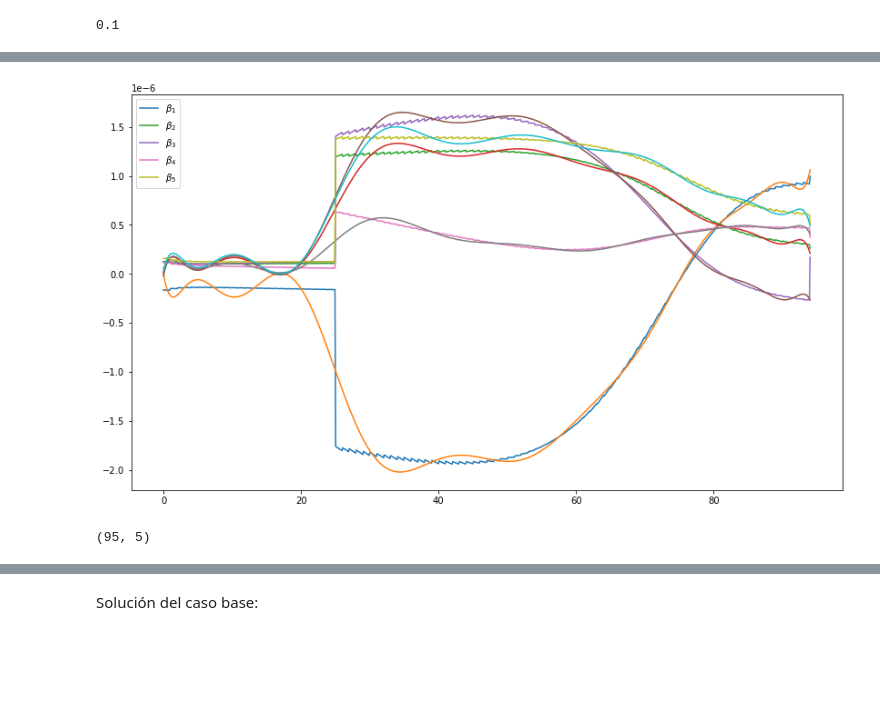
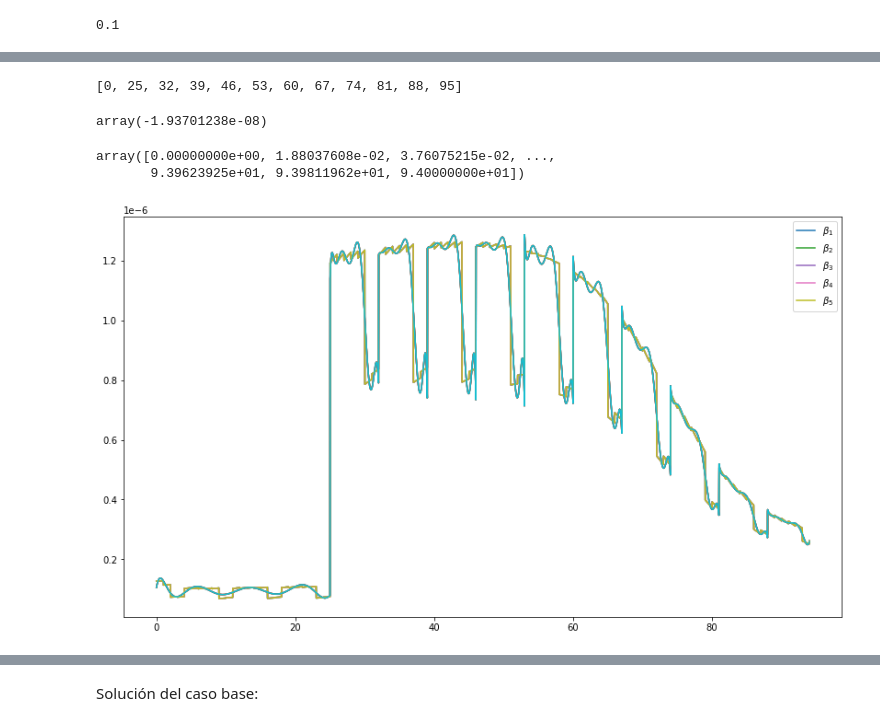
Before and after one commit to edtrelo/COVID19Model, a Jupyter notebook: src/model/EDAregions.ipynb, the cells around one changed output, grey strips where cells are left out. Saved outputs shown, nothing was run; the diff lists cells and outputs as text; code cells hidden in the pictures; blank space fills up the shorter version.

```diff
--- a/src/model/EDAregions.ipynb
+++ b/src/model/EDAregions.ipynb
@@ -320,11 +340,47 @@ for i in range(5):
+# %%
+for i in range(25, 95, 7):
+    limits.append(i)
+# %%
+limits.append(95)
+# %%
+limits
+# %% [output]
+[0, 25, 32, 39, 46, 53, 60, 67, 74, 81, 88, 95]
+# %%
+paramsP = []
+for i in range(len(limits)-1):
+    paramsB = []
+    for j in range(5):
+        z = x[np.logical_and(x>=limits[i], x<=limits[i+1])]
+        y = Sols[np.logical_and(x>=limits[i], x<=limits[i+1]), j]
+        fit = np.polyfit(z, y, 10)
+        paramsB.append(fit)
+
+    paramsP.append(paramsB)
+# %%
+def β(x, i):
+    for j in range(len(paramsP)):
+        if x>= limits[j] and x<=limits[j+1]:
+            return np.polyval(paramsP[j][i], x)
+
+β = np.vectorize(β)
+# %%
+β(0, 0)
+# %% [output]
+array(-1.93701238e-08)
+# %%
+x
+# %% [output]
+array([0.00000000e+00, 1.88037608e-02, 3.76075215e-02, ...,
+       9.39623925e+01, 9.39811962e+01, 9.40000000e+01])
 # %%
 fig, ax = plt.subplots(figsize = (14, 8))
 
 for i in range(5):
-    ax.scatter(x, Sols[:, i], label = r'$\beta_{}$'.format(i+1))
-    ax.plot(x, np.polyval(paramsB[i], x))
+    ax.plot(x, Sols[:, 1], label = r'$\beta_{}$'.format(i+1))
+    ax.plot(x, β(x, 1))
 
 ax.legend()
 plt.show()
 # %% [output]
-[figure, old version]
+[figure, new version]
@@ -333,4 +386,0 @@ plt.show()
-# %%
-Sols.shape
-# %% [output]
-(95, 5)
```
Also changed, not shown: parts of 69 cells of this notebook, 13 other files.
